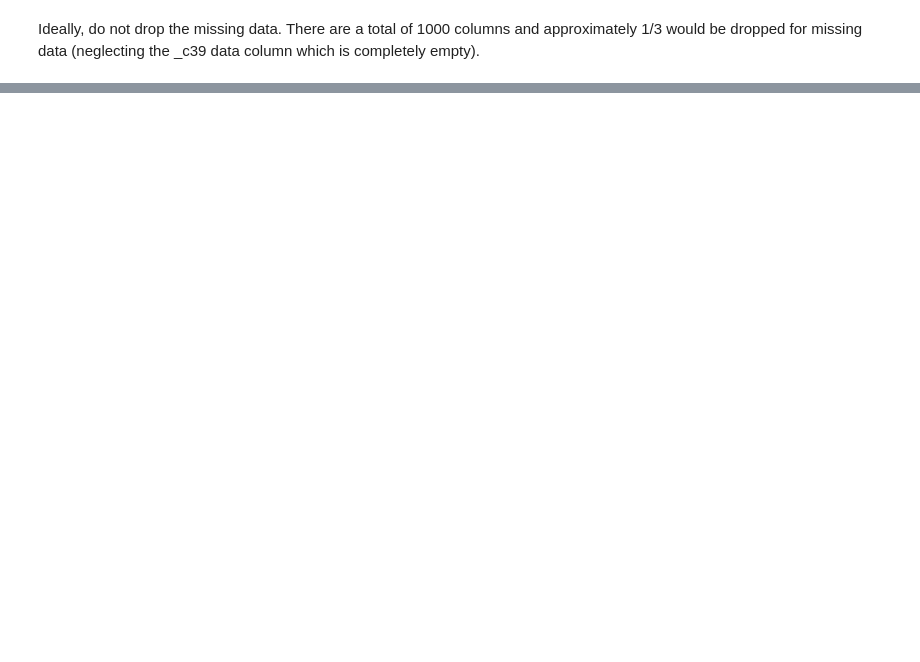
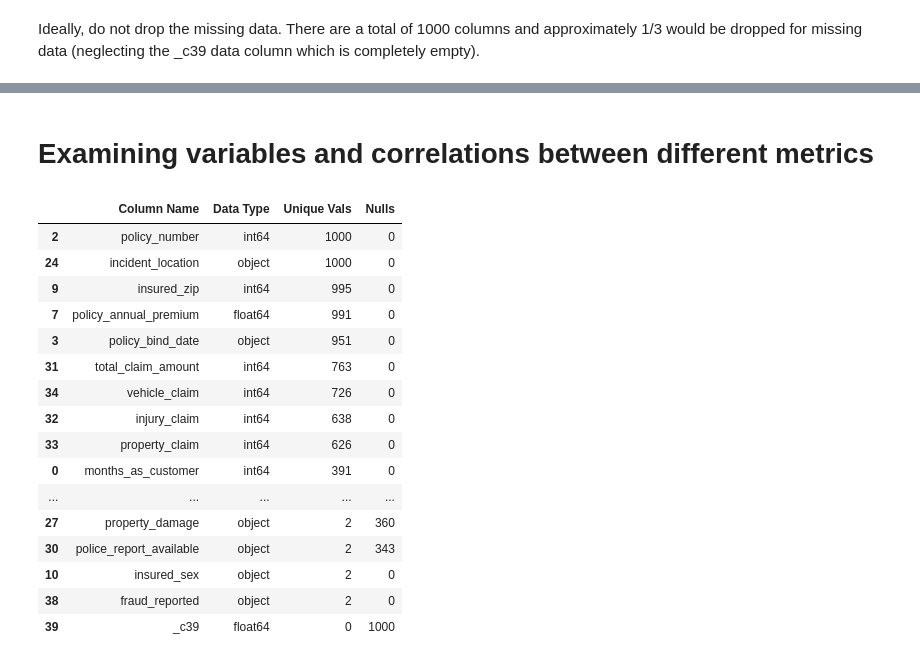
Before and after one commit to kcao22/insurance_fraud, a Jupyter notebook: exploration.ipynb, the cells around one changed output, grey strips where cells are left out. Cells and saved outputs as stored; diff of their text form; code cells hidden in the pictures; blank space fills up the shorter version.

```diff
--- a/exploration.ipynb
+++ b/exploration.ipynb
@@ -119,0 +167,22 @@ df = fill_missing_values(df)
+# %% [markdown]
+# Examining variables and correlations between different metrics
+# %%
+info_df.sort_values(by=['Unique Vals'], ascending=False)
+# %% [output]
+|  | Column Name | Data Type | Unique Vals | Nulls |
+| 2 | policy_number | int64 | 1000 | 0 |
+| 24 | incident_location | object | 1000 | 0 |
+| 9 | insured_zip | int64 | 995 | 0 |
+| 7 | policy_annual_premium | float64 | 991 | 0 |
+| 3 | policy_bind_date | object | 951 | 0 |
+| 31 | total_claim_amount | int64 | 763 | 0 |
+| 34 | vehicle_claim | int64 | 726 | 0 |
+| 32 | injury_claim | int64 | 638 | 0 |
+| 33 | property_claim | int64 | 626 | 0 |
+| 0 | months_as_customer | int64 | 391 | 0 |
+| ... | ... | ... | ... | ... |
+| 27 | property_damage | object | 2 | 360 |
+| 30 | police_report_available | object | 2 | 343 |
+| 10 | insured_sex | object | 2 | 0 |
+| 38 | fraud_reported | object | 2 | 0 |
+| 39 | _c39 | float64 | 0 | 1000 |
```
Also changed, not shown: parts of 22 cells of this notebook, 1 other file.
